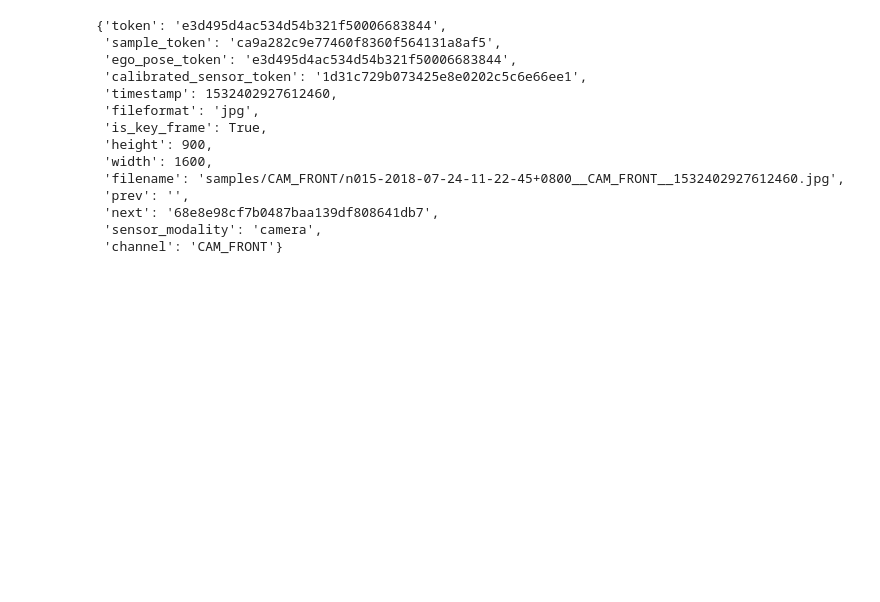
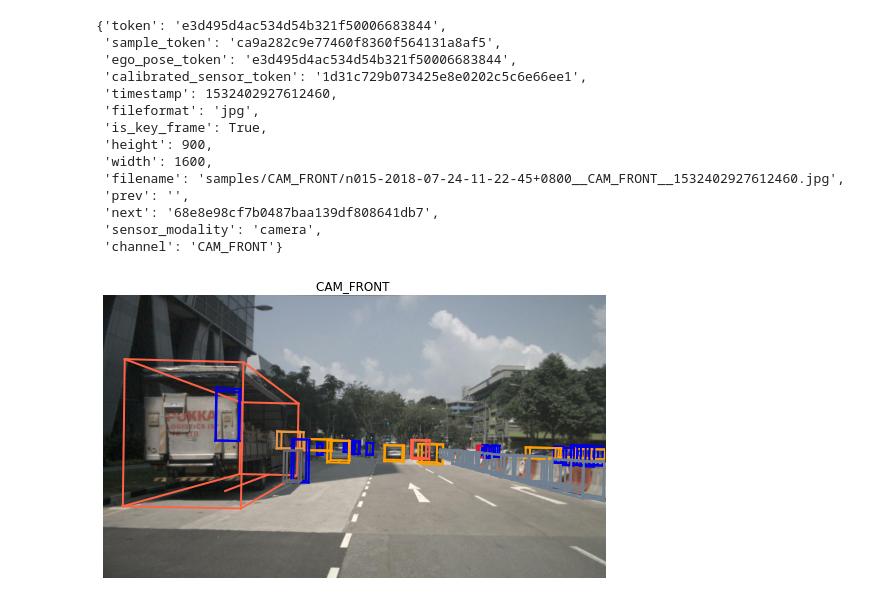
Before and after one commit to AndyYangjd/data_fuse_demo, a Jupyter notebook: Untitled.ipynb, the cells around one changed output. Cells and saved outputs as stored; diff of their text form; code cells hidden in the pictures; blank space fills up the shorter version.

```diff
--- a/Untitled.ipynb
+++ b/Untitled.ipynb
@@ -68,3 +68,7 @@ cam_front_data
  'next': '68e8e98cf7b0487baa139df808641db7',
  'sensor_modality': 'camera',
  'channel': 'CAM_FRONT'}
+# %%
+nusc.render_sample_data(cam_front_data['token'])
+# %% [output]
+[figure, added]
```
Also changed, not shown: parts of 7 cells of this notebook, 1 other file.
